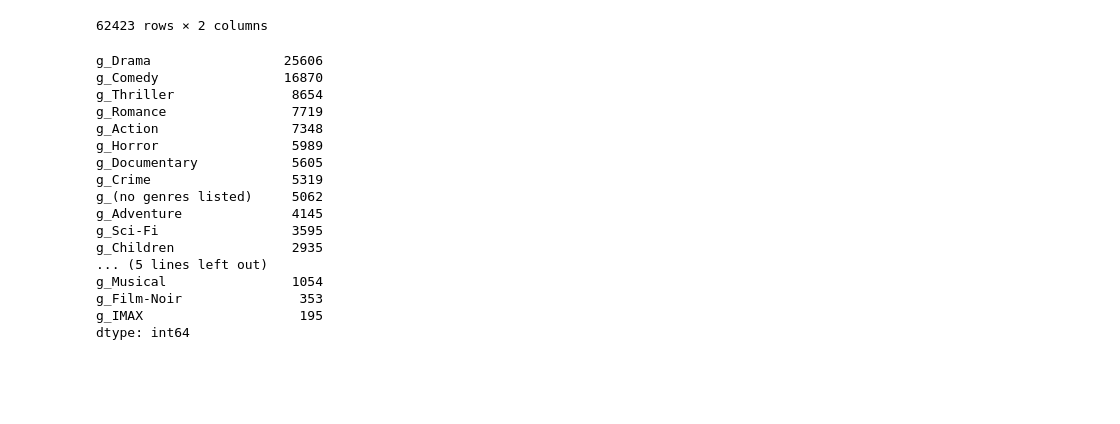
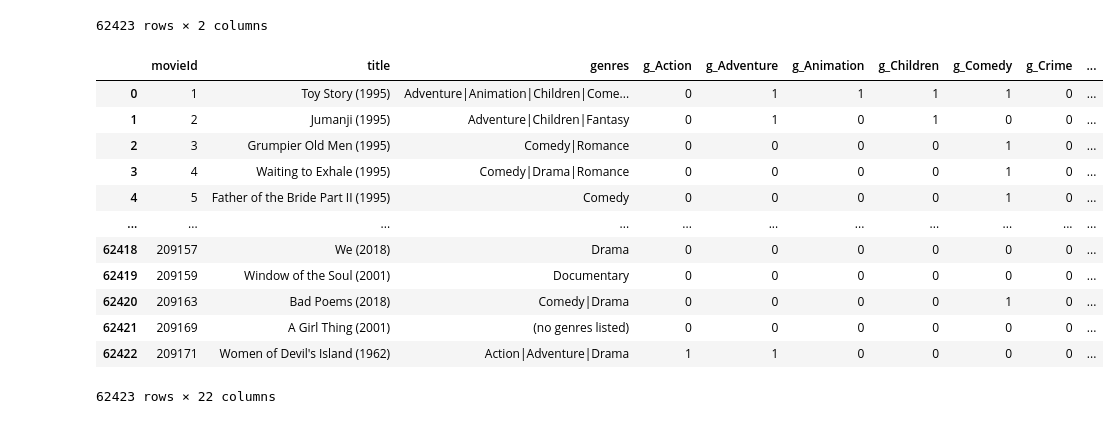
Before and after one commit to AntonyShaps/solution_eng_movies, a Jupyter notebook: genreSplit.ipynb, the cells around one changed output. Saved outputs shown, nothing was run; the diff lists cells and outputs as text; code cells hidden in the pictures; blank space fills up the shorter version.

Commit message:
kmeans and genresplit

```diff
--- a/genreSplit.ipynb
+++ b/genreSplit.ipynb
@@ -29,32 +29,29 @@ See the caveats in the documentation: https://pandas.pydata.org/pandas-docs/stab
 | 62422 | 209171 | [Action, Adventure, Drama] |
 62423 rows × 2 columns
 # %%
-# Use MultiLabelBinarizer for one-hot encoding
+
 from sklearn.preprocessing import MultiLabelBinarizer
 mlb = MultiLabelBinarizer()
 genre_dummies = pd.DataFrame(mlb.fit_transform(TempGenre['genres']), columns=[f"g_{genre}" for genre in mlb.classes_])
 
-# Combine with movieId
+
 result = pd.concat([TempGenre['movieId'], genre_dummies], axis=1)
+genres = result.drop(columns=["g_(no genres listed)"])
 # %%
-genre_sums = result.drop(columns=['movieId','.sort_values(ascending=False)').sum().sort_values(ascending=False)
-
-print(genre_sums)
+topGenre = result.drop(columns=['movieId','g_(no genres listed)']).sum().sort_values(ascending=False)
+df = df.merge(genres, on='movieId', how='left')
+df
 # %% [output]
+|  | movieId | title | genres | g_Action | g_Adventure | g_Animation | g_Children | g_Comedy | g_Crime | ... |
+| 0 | 1 | Toy Story (1995) | Adventure|Animation|Children|Come... | 0 | 1 | 1 | 1 | 1 | 0 | ... |
+| 1 | 2 | Jumanji (1995) | Adventure|Children|Fantasy | 0 | 1 | 0 | 1 | 0 | 0 | ... |
+| 2 | 3 | Grumpier Old Men (1995) | Comedy|Romance | 0 | 0 | 0 | 0 | 1 | 0 | ... |
+| 3 | 4 | Waiting to Exhale (1995) | Comedy|Drama|Romance | 0 | 0 | 0 | 0 | 1 | 0 | ... |
+| 4 | 5 | Father of the Bride Part II (1995) | Comedy | 0 | 0 | 0 | 0 | 1 | 0 | ... |
+| ... | ... | ... | ... | ... | ... | ... | ... | ... | ... | ... |
+| 62418 | 209157 | We (2018) | Drama | 0 | 0 | 0 | 0 | 0 | 0 | ... |
+| 62419 | 209159 | Window of the Soul (2001) | Documentary | 0 | 0 | 0 | 0 | 0 | 0 | ... |
+| 62420 | 209163 | Bad Poems (2018) | Comedy|Drama | 0 | 0 | 0 | 0 | 1 | 0 | ... |
+| 62421 | 209169 | A Girl Thing (2001) | (no genres listed) | 0 | 0 | 0 | 0 | 0 | 0 | ... |
+| 62422 | 209171 | Women of Devil's Island (1962) | Action|Adventure|Drama | 1 | 1 | 0 | 0 | 0 | 0 | ... |
-g_Drama                 25606
-g_Comedy                16870
-g_Thriller               8654
-g_Romance                7719
-g_Action                 7348
-g_Horror                 5989
-g_Documentary            5605
-g_Crime                  5319
-g_(no genres listed)     5062
-g_Adventure              4145
-g_Sci-Fi                 3595
-g_Children               2935
-... (5 lines left out)
-g_Musical                1054
-g_Film-Noir               353
-g_IMAX                    195
-dtype: int64
+62423 rows × 22 columns
```
Also changed, not shown: 2 other files.
